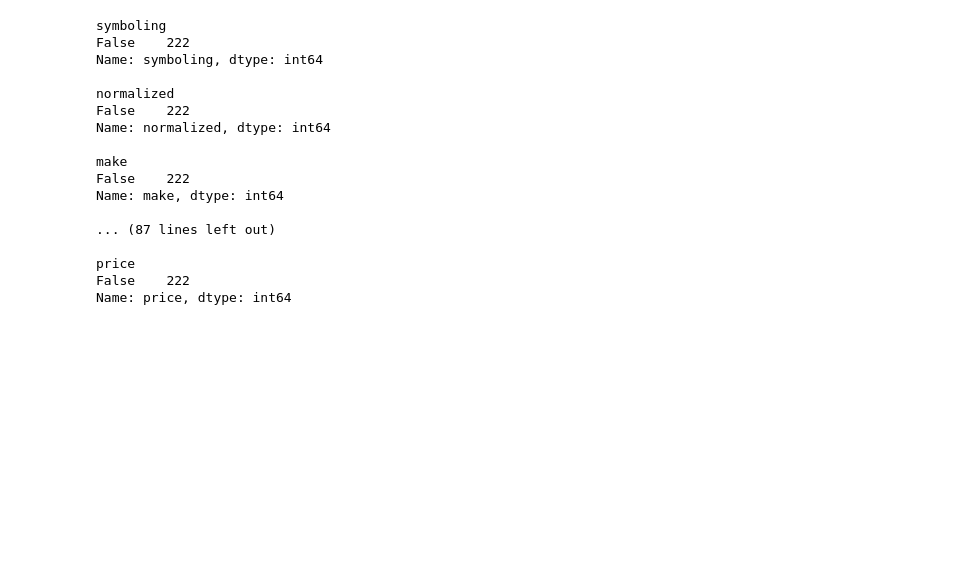
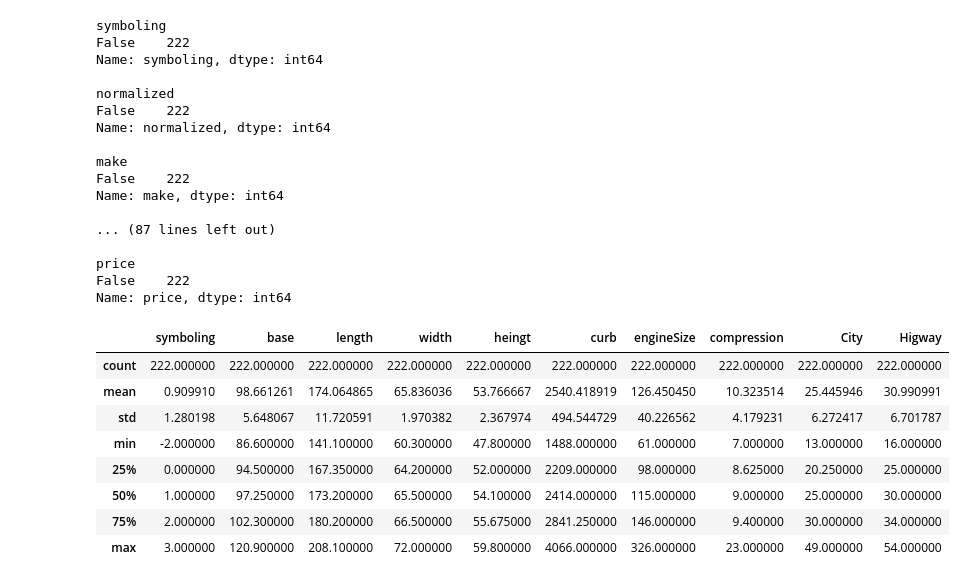
Before and after one commit to Sergio-et/AnalisisDeDatos, a Jupyter notebook: AnalyticsCarros.ipynb, the cells around one changed output. Saved outputs shown, nothing was run; the diff lists cells and outputs as text; code cells hidden in the pictures; blank space fills up the shorter version.

```diff
--- a/AnalyticsCarros.ipynb
+++ b/AnalyticsCarros.ipynb
@@ -287,3 +315,15 @@ Name: make, dtype: int64
 price
 False    222
 Name: price, dtype: int64
+# %%
+dfAutos.describe()
+# %% [output]
+|  | symboling | base | length | width | heingt | curb | engineSize | compression | City | Higway |
+| count | 222.000000 | 222.000000 | 222.000000 | 222.000000 | 222.000000 | 222.000000 | 222.000000 | 222.000000 | 222.000000 | 222.000000 |
+| mean | 0.909910 | 98.661261 | 174.064865 | 65.836036 | 53.766667 | 2540.418919 | 126.450450 | 10.323514 | 25.445946 | 30.990991 |
+| std | 1.280198 | 5.648067 | 11.720591 | 1.970382 | 2.367974 | 494.544729 | 40.226562 | 4.179231 | 6.272417 | 6.701787 |
+| min | -2.000000 | 86.600000 | 141.100000 | 60.300000 | 47.800000 | 1488.000000 | 61.000000 | 7.000000 | 13.000000 | 16.000000 |
+| 25% | 0.000000 | 94.500000 | 167.350000 | 64.200000 | 52.000000 | 2209.000000 | 98.000000 | 8.625000 | 20.250000 | 25.000000 |
+| 50% | 1.000000 | 97.250000 | 173.200000 | 65.500000 | 54.100000 | 2414.000000 | 115.000000 | 9.000000 | 25.000000 | 30.000000 |
+| 75% | 2.000000 | 102.300000 | 180.200000 | 66.500000 | 55.675000 | 2841.250000 | 146.000000 | 9.400000 | 30.000000 | 34.000000 |
+| max | 3.000000 | 120.900000 | 208.100000 | 72.000000 | 59.800000 | 4066.000000 | 326.000000 | 23.000000 | 49.000000 | 54.000000 |
```
Also changed, not shown: parts of 21 cells of this notebook.
